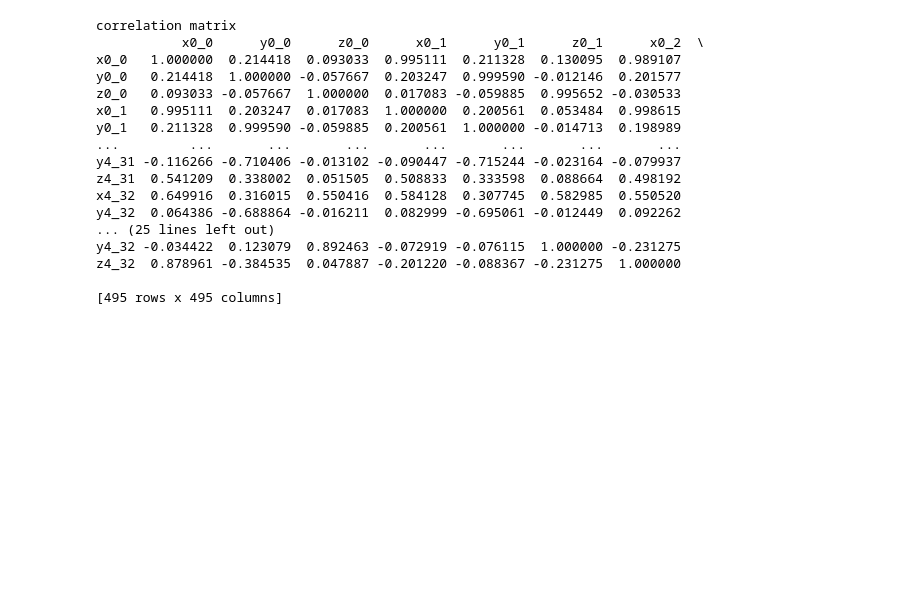
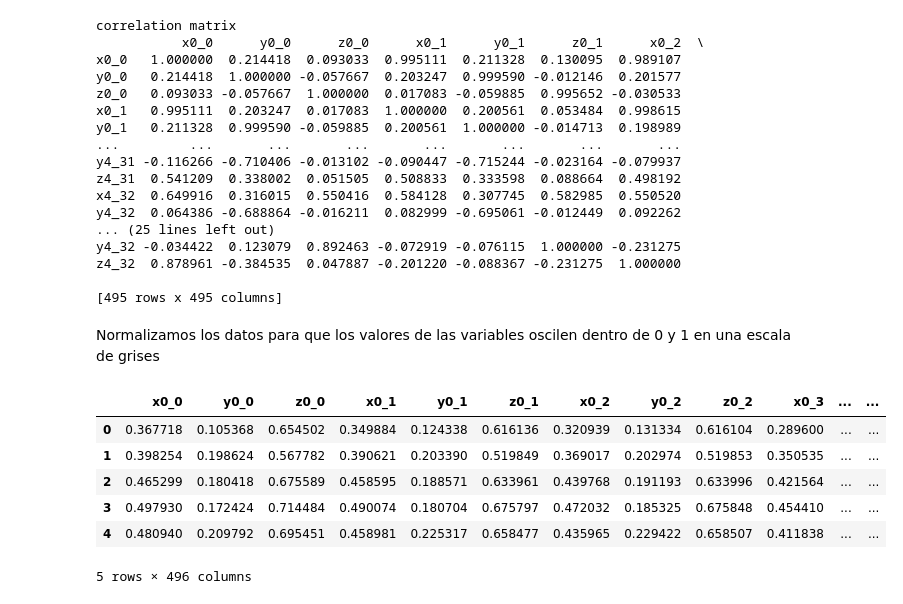
Before and after one commit to xkydev/ai-project, a Jupyter notebook: Entrega1/EDA.ipynb, the cells around one changed output. Drawn from its saved outputs; the diff is of its cells as text; code cells hidden in the pictures; blank space fills up the shorter version.

```diff
--- a/Entrega1/EDA.ipynb
+++ b/Entrega1/EDA.ipynb
@@ -139,3 +157,23 @@ y4_32 -0.034422  0.123079  0.892463 -0.072919 -0.076115  1.000000 -0.231275
 z4_32  0.878961 -0.384535  0.047887 -0.201220 -0.088367 -0.231275  1.000000
 
 [495 rows x 495 columns]
+# %% [markdown]
+Normalizamos los datos para que los valores de las variables oscilen dentro de 0 y 1 en una escala de grises
+# %%
+numeric_df = df.select_dtypes(include=["float64"]).columns
+no_numeric_df = df.select_dtypes(exclude=["float64"]).columns
+
+scaler = MinMaxScaler()
+df[numeric_df] = scaler.fit_transform(df[numeric_df])
+
+df_standariced = pd.concat([df[numeric_df], df[no_numeric_df]], axis=1)
+
+df_standariced.head()
+# %% [output]
+|  | x0_0 | y0_0 | z0_0 | x0_1 | y0_1 | z0_1 | x0_2 | y0_2 | z0_2 | x0_3 | ... | ... |
+| 0 | 0.367718 | 0.105368 | 0.654502 | 0.349884 | 0.124338 | 0.616136 | 0.320939 | 0.131334 | 0.616104 | 0.289600 | ... | ... |
+| 1 | 0.398254 | 0.198624 | 0.567782 | 0.390621 | 0.203390 | 0.519849 | 0.369017 | 0.202974 | 0.519853 | 0.350535 | ... | ... |
+| 2 | 0.465299 | 0.180418 | 0.675589 | 0.458595 | 0.188571 | 0.633961 | 0.439768 | 0.191193 | 0.633996 | 0.421564 | ... | ... |
+| 3 | 0.497930 | 0.172424 | 0.714484 | 0.490074 | 0.180704 | 0.675797 | 0.472032 | 0.185325 | 0.675848 | 0.454410 | ... | ... |
+| 4 | 0.480940 | 0.209792 | 0.695451 | 0.458981 | 0.225317 | 0.658477 | 0.435965 | 0.229422 | 0.658507 | 0.411838 | ... | ... |
+5 rows × 496 columns
```
Also changed, not shown: parts of 2 cells of this notebook.
